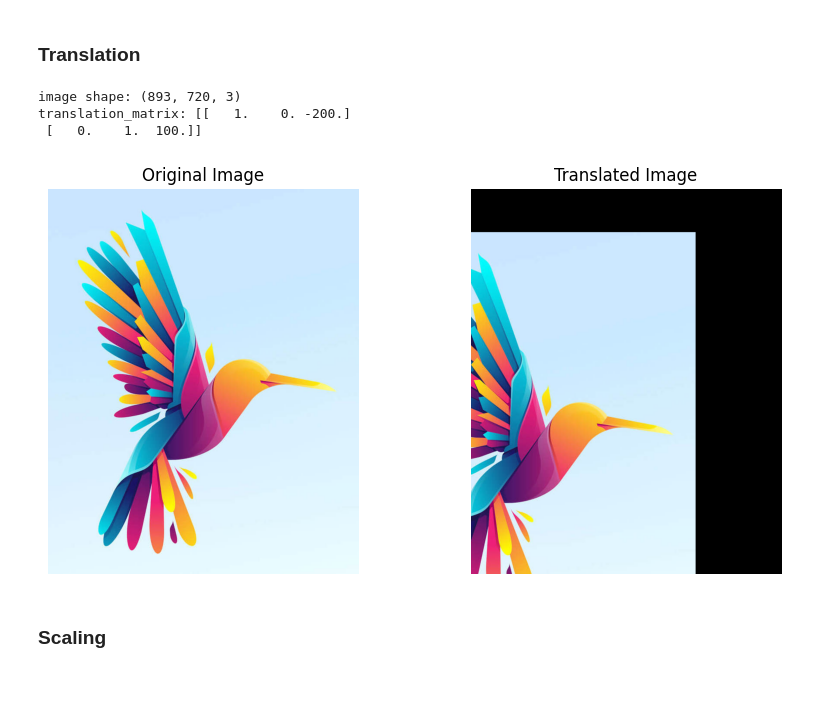
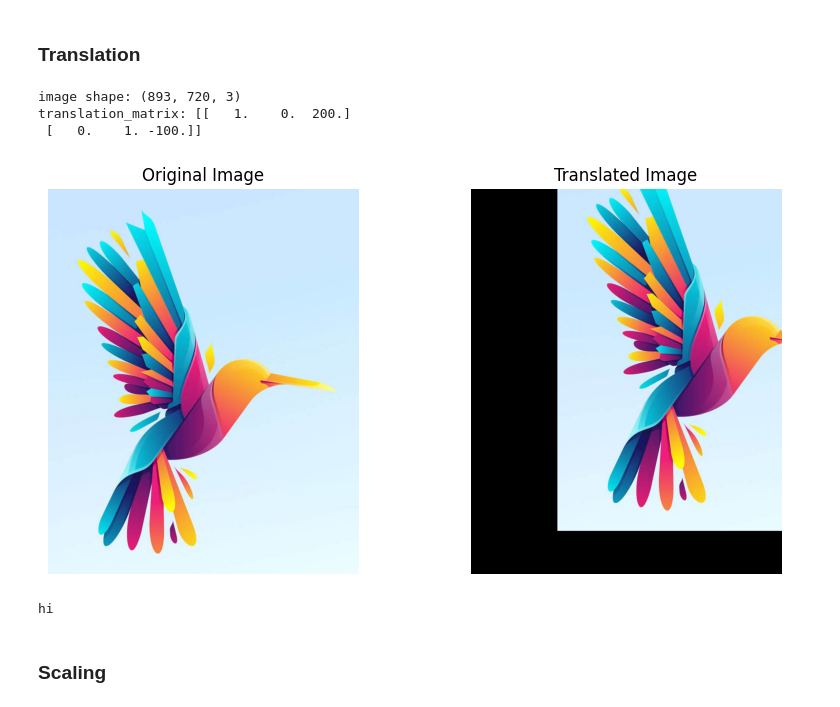
Before and after one commit to MDSALMANSHAMS/Learning, a Jupyter notebook: Python_imageProcessing/1_geometric_operations_(affine_trans)/main.ipynb, the cells around one changed output. Cells and saved outputs as stored; diff of their text form; code cells hidden in the pictures.

```diff
--- a/Python_imageProcessing/1_geometric_operations_(affine_trans)/main.ipynb
+++ b/Python_imageProcessing/1_geometric_operations_(affine_trans)/main.ipynb
@@ -11,38 +12,42 @@ F:\My_projects\Learning\Python_imageProcessing
 import cv2
 import numpy as np
 import matplotlib.pyplot as plt
 
 # Load an image
-image = cv2.imread('art.jpg')
+image = cv2.imread(r'C:\My files\Learning\Python_imageProcessing\art.jpg')
 image = cv2.cvtColor(image, cv2.COLOR_BGR2RGB)  # Convert BGR to RGB for Matplotlib
 print("image shape:",image.shape)
 
 # Define the translation matrix
-tx, ty = -200, 100  # translation in x and y directions
+tx, ty = 200, -100  # translation in x and y directions
 translation_matrix = np.float32([[1, 0, tx], [0, 1, ty]])
 print("translation_matrix:", translation_matrix)
 
 # Apply the translation
 translated_image = cv2.warpAffine(image, translation_matrix, (image.shape[1], image.shape[0]))
 
 # Display the original and translated images
 plt.figure(figsize=(10, 5))
 plt.subplot(1, 2, 1)
 plt.imshow(image)
 plt.title('Original Image')
 plt.axis('off')
 
 plt.subplot(1, 2, 2)
 plt.imshow(translated_image)
 plt.title('Translated Image')
 plt.axis('off')
 
 plt.show()
 # %% [output]
 image shape: (893, 720, 3)
-translation_matrix: [[   1.    0. -200.]
- [   0.    1.  100.]]
+translation_matrix: [[   1.    0.  200.]
+ [   0.    1. -100.]]
-[figure, old version]
+[figure, new version]
+# %%
+print("hi")
+# %% [output]
+hi
 # %% [markdown]
 ### Scaling
 # %%
```
Also changed, not shown: parts of 4 cells of this notebook.
